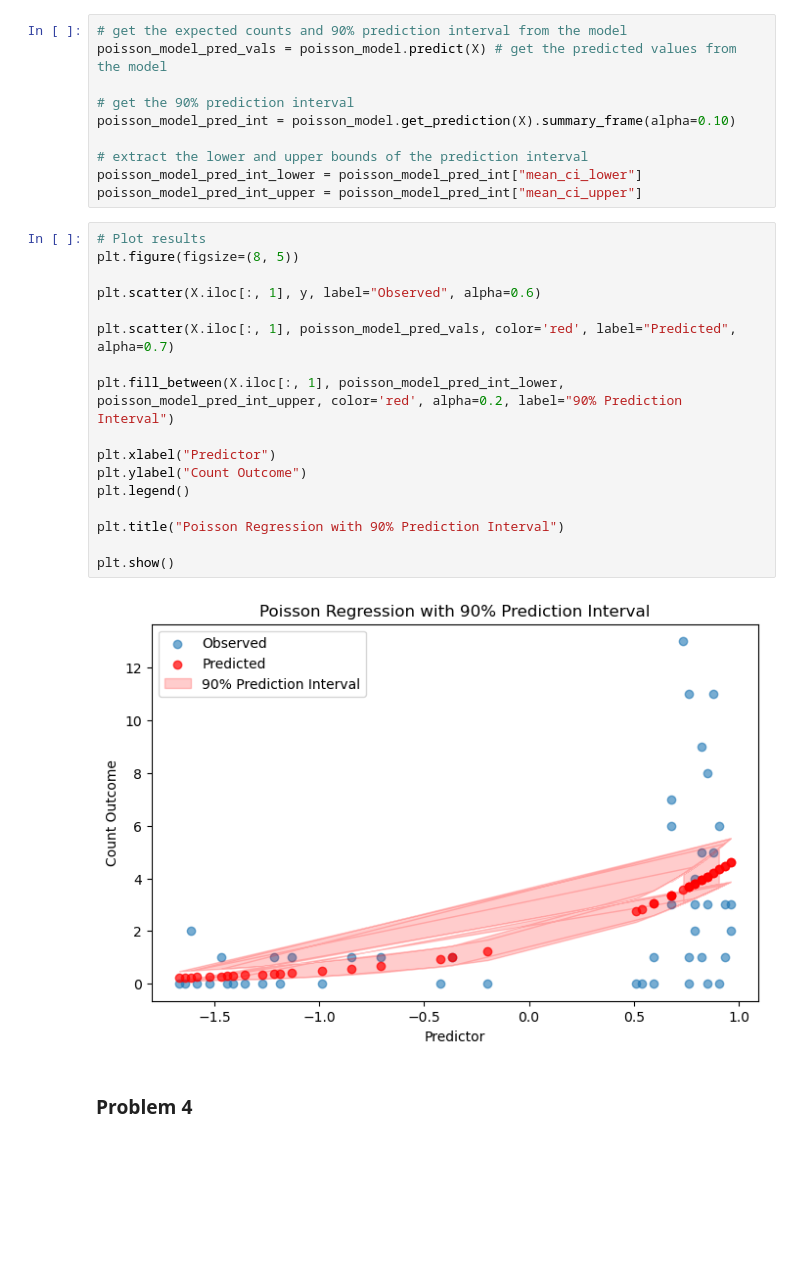
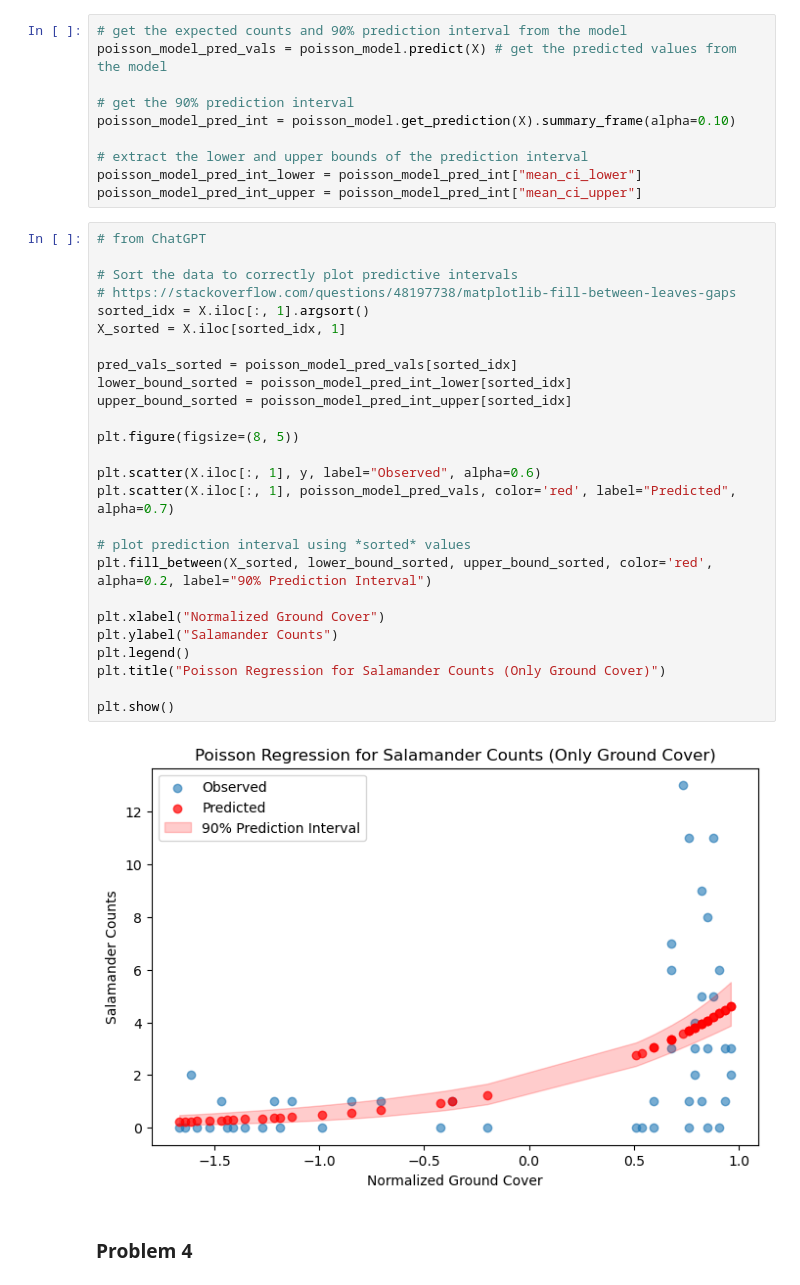
Before and after one commit to BEE4850-SP25/hw02-christinemswanson, a Jupyter notebook: hw02.ipynb, the cells around one changed output. Saved outputs shown, nothing was run; the diff lists cells and outputs as text; blank space fills up the shorter version.

```diff
--- a/hw02.ipynb
+++ b/hw02.ipynb
@@ -483,25 +483,34 @@ poisson_model_pred_int = poisson_model.get_prediction(X).summary_frame(alpha=0.1
 # extract the lower and upper bounds of the prediction interval
 poisson_model_pred_int_lower = poisson_model_pred_int["mean_ci_lower"]
 poisson_model_pred_int_upper = poisson_model_pred_int["mean_ci_upper"]
-# %%
-# Plot results
-plt.figure(figsize=(8, 5))
-
-plt.scatter(X.iloc[:, 1], y, label="Observed", alpha=0.6)
-
-plt.scatter(X.iloc[:, 1], poisson_model_pred_vals, color='red', label="Predicted", alpha=0.7)
-
-plt.fill_between(X.iloc[:, 1], poisson_model_pred_int_lower, poisson_model_pred_int_upper, color='red', alpha=0.2, label="90% Prediction Interval")
-
-plt.xlabel("Predictor")
-plt.ylabel("Count Outcome")
-plt.legend()
-
-plt.title("Poisson Regression with 90% Prediction Interval")
-
-plt.show()
-# %% [output]
-[figure, removed]
+# %%
+# from ChatGPT
+
+# Sort the data to correctly plot predictive intervals
+# https://stackoverflow.com/questions/48197738/matplotlib-fill-between-leaves-gaps
+sorted_idx = X.iloc[:, 1].argsort()
+X_sorted = X.iloc[sorted_idx, 1]
+
+pred_vals_sorted = poisson_model_pred_vals[sorted_idx]
+lower_bound_sorted = poisson_model_pred_int_lower[sorted_idx]
+upper_bound_sorted = poisson_model_pred_int_upper[sorted_idx]
+
+plt.figure(figsize=(8, 5))
+
+plt.scatter(X.iloc[:, 1], y, label="Observed", alpha=0.6)
+plt.scatter(X.iloc[:, 1], poisson_model_pred_vals, color='red', label="Predicted", alpha=0.7)
+
+# plot prediction interval using *sorted* values
+plt.fill_between(X_sorted, lower_bound_sorted, upper_bound_sorted, color='red', alpha=0.2, label="90% Prediction Interval")
+
+plt.xlabel("Normalized Ground Cover")
+plt.ylabel("Salamander Counts")
+plt.legend()
+plt.title("Poisson Regression for Salamander Counts (Only Ground Cover)")
+
+plt.show()
+# %% [output]
+[figure, added]
 # %% [markdown]
 ### Problem 4
 # %% [markdown]
```
Also changed, not shown: parts of 3 cells of this notebook.
